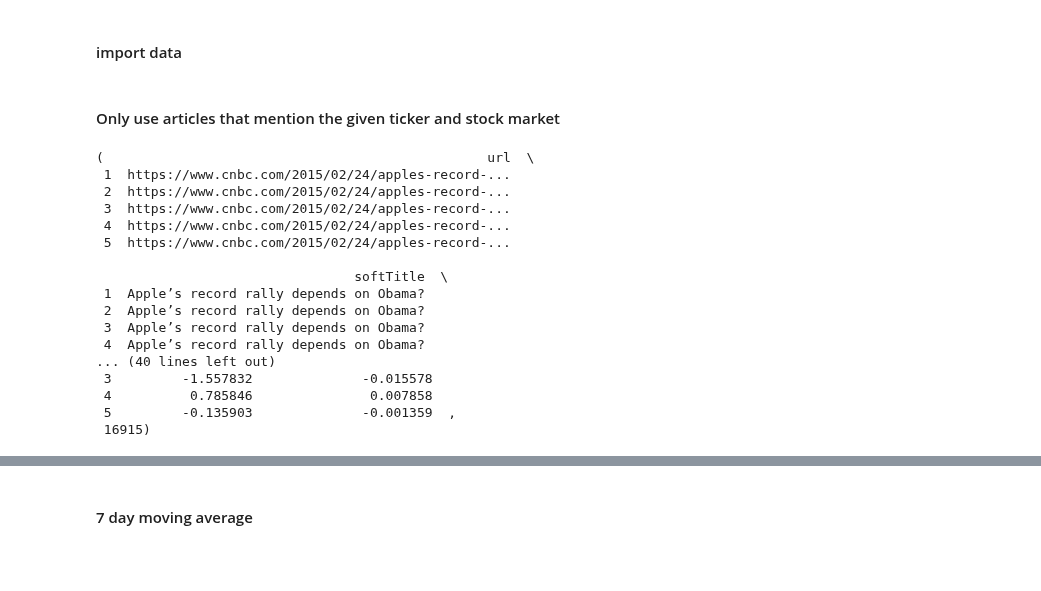
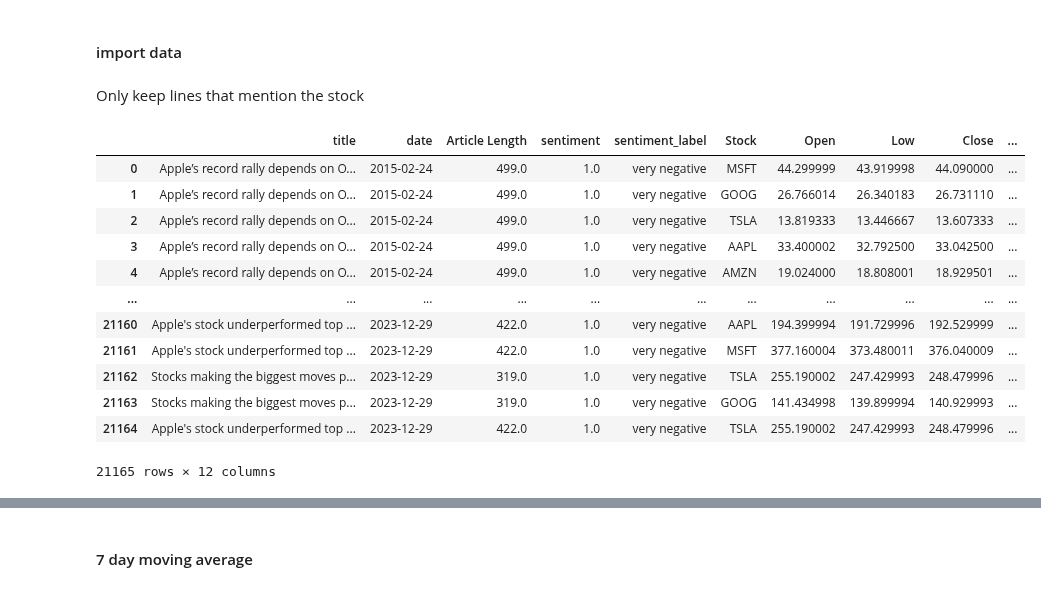
Before and after one commit to EthanFalcao/Sentiment-Analysis-in-Financial-Markets, a Jupyter notebook: 7. feature_engineer.ipynb, the cells around one changed output, grey strips where cells are left out. Cells and saved outputs as stored; diff of their text form; code cells hidden in the pictures; blank space fills up the shorter version.

Commit message:
only kept lines where the articles mentioned the stock

```diff
--- a/7. feature_engineer.ipynb
+++ b/7. feature_engineer.ipynb
@@ -8,41 +8,21 @@ import matplotlib.pyplot as plt
 import seaborn as sns
 # %%
 df = pd.read_csv('../merged_df/merged_df.csv', sep=",", index_col=0)
-# %% [markdown]
-#### Only use articles that mention the given ticker and stock market
-# %%
-import pandas as pd
-
-# only use articles that mention the given ticker and stock market
-keywords = '''
-TSLA|Tesla|Elon Musk|Model S|Cybertruck|
-AAPL|Apple|Tim Cook|iPhone|Mac|
-MSFT|Microsoft|Satya Nadella|Windows|Azure|
-GOOG|Google|Sundar Pichai|Android|AdSense|
-AMZN|Amazon|Andy Jassy|Prime|AWS|
-Shares|Dividend|Earnings|IPO|Buyback|Financial Results|Quarterly Report|SEC Filings|Stock Split|Market Cap|Trading Volume|
-Merger|Acquisition|Partnership|Innovation|Patent|Lawsuit|Regulation
-'''
-
-# Filter articles based on keywords, case-insensitive
-df = df[df['text'].str.contains(keywords, case=False, na=False)]
-
-df.head(), len(df)
-# %% [output]
-(                                                 url  \
- 1  https://www.cnbc.com/2015/02/24/apples-record-...
- 2  https://www.cnbc.com/2015/02/24/apples-record-...
- 3  https://www.cnbc.com/2015/02/24/apples-record-...
- 4  https://www.cnbc.com/2015/02/24/apples-record-...
- 5  https://www.cnbc.com/2015/02/24/apples-record-...
-
-                                 softTitle  \
- 1  Apple’s record rally depends on Obama?
- 2  Apple’s record rally depends on Obama?
- 3  Apple’s record rally depends on Obama?
- 4  Apple’s record rally depends on Obama?
-... (40 lines left out)
- 3         -1.557832              -0.015578
- 4          0.785846               0.007858
- 5         -0.135903              -0.001359  ,
- 16915)
+# %% [markdown]
+Only keep lines that mention the stock
+# %%
+df
+# %% [output]
+|  | title | date | Article Length | sentiment | sentiment_label | Stock | Open | Low | Close | ... |
+| 0 | Apple’s record rally depends on O... | 2015-02-24 | 499.0 | 1.0 | very negative | MSFT | 44.299999 | 43.919998 | 44.090000 | ... |
+| 1 | Apple’s record rally depends on O... | 2015-02-24 | 499.0 | 1.0 | very negative | GOOG | 26.766014 | 26.340183 | 26.731110 | ... |
+| 2 | Apple’s record rally depends on O... | 2015-02-24 | 499.0 | 1.0 | very negative | TSLA | 13.819333 | 13.446667 | 13.607333 | ... |
+| 3 | Apple’s record rally depends on O... | 2015-02-24 | 499.0 | 1.0 | very negative | AAPL | 33.400002 | 32.792500 | 33.042500 | ... |
+| 4 | Apple’s record rally depends on O... | 2015-02-24 | 499.0 | 1.0 | very negative | AMZN | 19.024000 | 18.808001 | 18.929501 | ... |
+| ... | ... | ... | ... | ... | ... | ... | ... | ... | ... | ... |
+| 21160 | Apple's stock underperformed top ... | 2023-12-29 | 422.0 | 1.0 | very negative | AAPL | 194.399994 | 191.729996 | 192.529999 | ... |
+| 21161 | Apple's stock underperformed top ... | 2023-12-29 | 422.0 | 1.0 | very negative | MSFT | 377.160004 | 373.480011 | 376.040009 | ... |
+| 21162 | Stocks making the biggest moves p... | 2023-12-29 | 319.0 | 1.0 | very negative | TSLA | 255.190002 | 247.429993 | 248.479996 | ... |
+| 21163 | Stocks making the biggest moves p... | 2023-12-29 | 319.0 | 1.0 | very negative | GOOG | 141.434998 | 139.899994 | 140.929993 | ... |
+| 21164 | Apple's stock underperformed top ... | 2023-12-29 | 422.0 | 1.0 | very negative | TSLA | 255.190002 | 247.429993 | 248.479996 | ... |
+21165 rows × 12 columns
```
Also changed, not shown: parts of 6 cells of this notebook, 4 other files.
